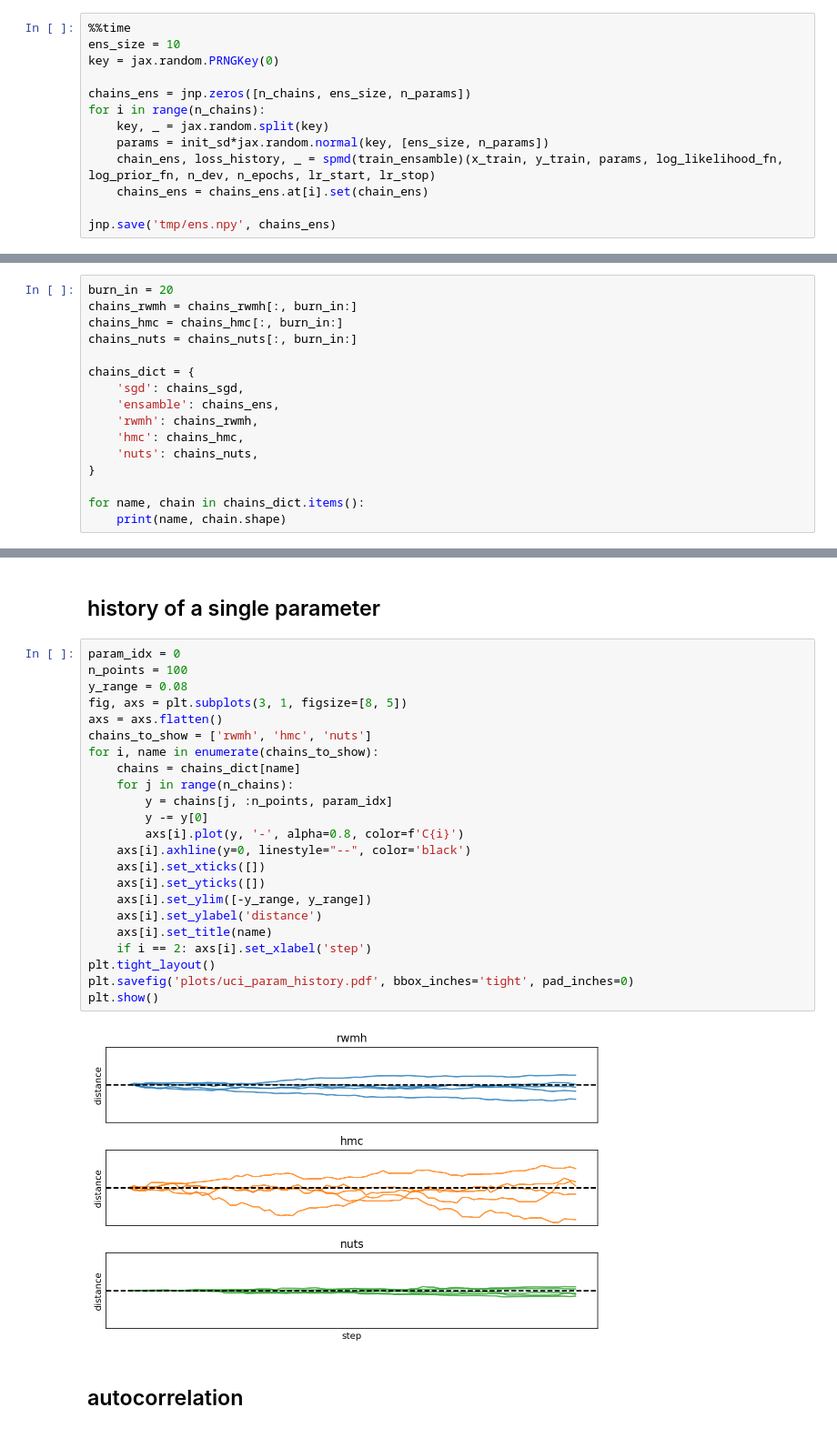
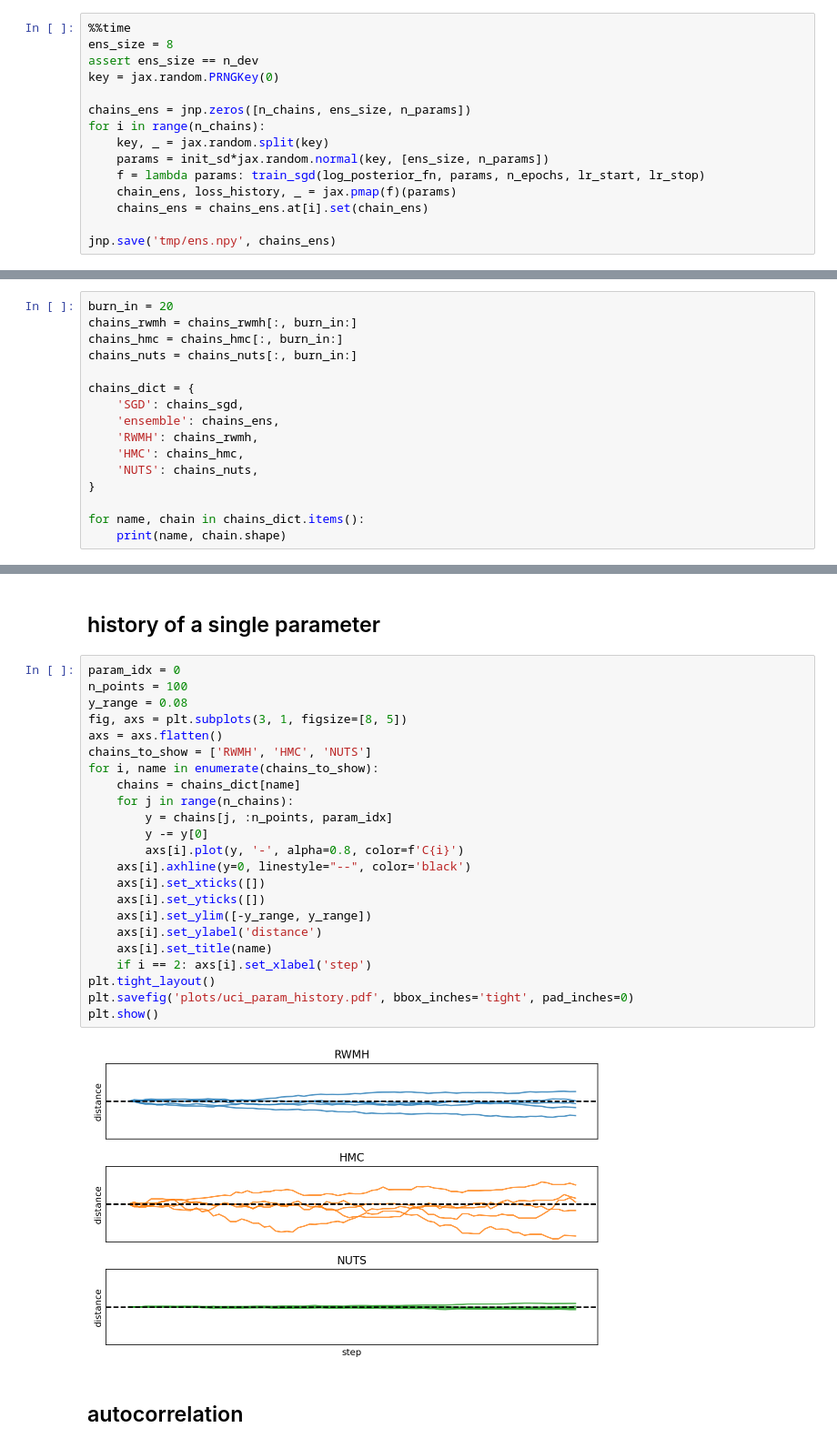
Before and after one commit to martin-marek/bnn-project, a Jupyter notebook: notebooks/uci_regression.ipynb, the cells around one changed output, grey strips where cells are left out. Shown at 91% size. Cells and saved outputs as stored; diff of their text form.

```diff
--- a/notebooks/uci_regression.ipynb
+++ b/notebooks/uci_regression.ipynb
@@ -125,13 +125,15 @@ print(loss_sgd[-1])
 # %%
 %%time
-ens_size = 10
+ens_size = 8
+assert ens_size == n_dev
 key = jax.random.PRNGKey(0)
 
 chains_ens = jnp.zeros([n_chains, ens_size, n_params])
 for i in range(n_chains):
     key, _ = jax.random.split(key)
     params = init_sd*jax.random.normal(key, [ens_size, n_params])
-    chain_ens, loss_history, _ = spmd(train_ensamble)(x_train, y_train, params, log_likelihood_fn, log_prior_fn, n_dev, n_epochs, lr_start, lr_stop)
+    f = lambda params: train_sgd(log_posterior_fn, params, n_epochs, lr_start, lr_stop)
+    chain_ens, loss_history, _ = jax.pmap(f)(params)
     chains_ens = chains_ens.at[i].set(chain_ens)
 
 jnp.save('tmp/ens.npy', chains_ens)
@@ -234,11 +236,11 @@ chains_hmc = chains_hmc[:, burn_in:]
 chains_nuts = chains_nuts[:, burn_in:]
 
 chains_dict = {
-    'sgd': chains_sgd,
-    'ensamble': chains_ens,
-    'rwmh': chains_rwmh,
-    'hmc': chains_hmc,
-    'nuts': chains_nuts,
+    'SGD': chains_sgd,
+    'ensemble': chains_ens,
+    'RWMH': chains_rwmh,
+    'HMC': chains_hmc,
+    'NUTS': chains_nuts,
 }
 
 for name, chain in chains_dict.items():
@@ -254,28 +256,28 @@ nuts (5, 80, 5952)
 # %%
 param_idx = 0
 n_points = 100
 y_range = 0.08
 fig, axs = plt.subplots(3, 1, figsize=[8, 5])
 axs = axs.flatten()
-chains_to_show = ['rwmh', 'hmc', 'nuts']
+chains_to_show = ['RWMH', 'HMC', 'NUTS']
 for i, name in enumerate(chains_to_show):
     chains = chains_dict[name]
     for j in range(n_chains):
         y = chains[j, :n_points, param_idx]
         y -= y[0]
         axs[i].plot(y, '-', alpha=0.8, color=f'C{i}')
     axs[i].axhline(y=0, linestyle="--", color='black')
     axs[i].set_xticks([])
     axs[i].set_yticks([])
     axs[i].set_ylim([-y_range, y_range])
     axs[i].set_ylabel('distance')
     axs[i].set_title(name)
     if i == 2: axs[i].set_xlabel('step')
 plt.tight_layout()
 plt.savefig('plots/uci_param_history.pdf', bbox_inches='tight', pad_inches=0)
 plt.show()
 # %% [output]
-[figure, old version]
+[figure, new version]
 # %% [markdown]
 ## autocorrelation
 # %%
```
Also changed, not shown: parts of 19 cells of this notebook, 18 other files.
